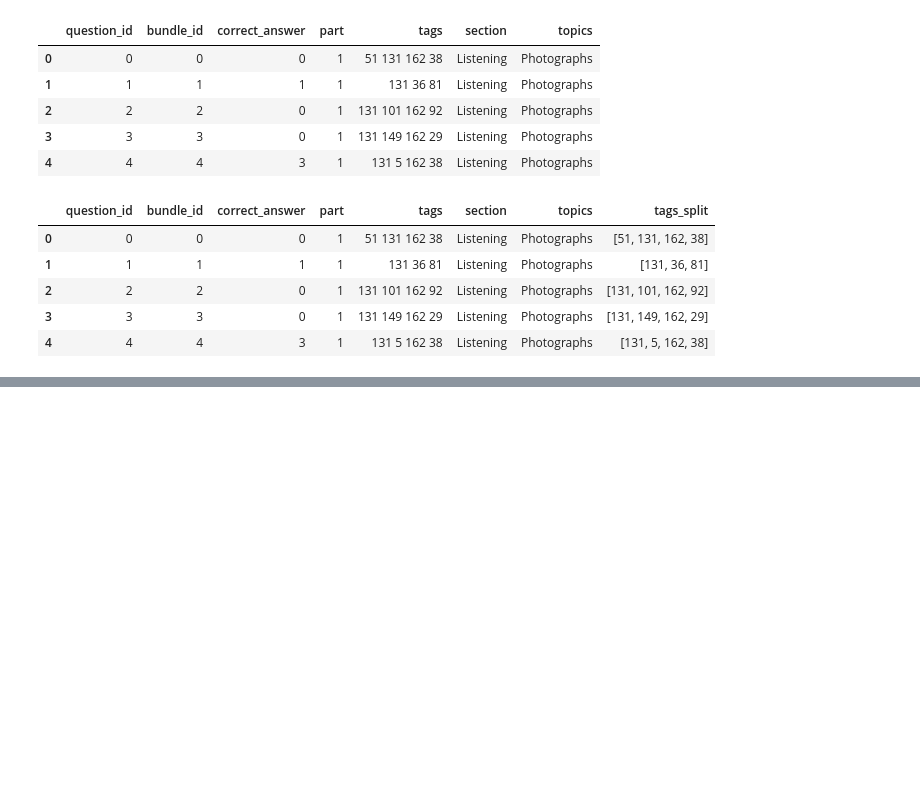
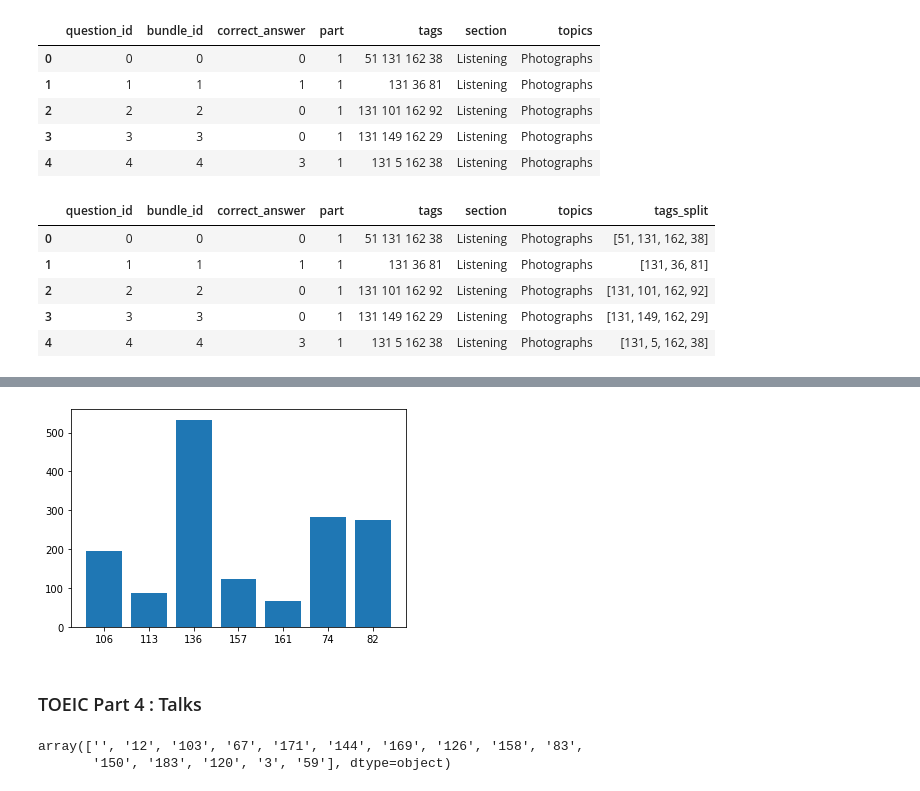
Before and after one commit to YohannD/riiid_final_project, a Jupyter notebook: notebooks/tags-exploration.ipynb, the cells around one changed output, grey strips where cells are left out. Cells and saved outputs as stored; diff of their text form; code cells hidden in the pictures; blank space fills up the shorter version.

```diff
--- a/notebooks/tags-exploration.ipynb
+++ b/notebooks/tags-exploration.ipynb
@@ -82,0 +111,8 @@ Name: tags_split, Length: 13523, dtype: object
+# %%
+def tag_conversations(tags):
+    conversations = ['74','82','106','113','136','157','161']
+    return ''.join([tag for tag in tags if tag in conversations])
+# %%
+df_questions['tags_conversations'] = df_questions.loc[(df_questions.topics=='Conversations')]['tags_split'].apply(tag_conversations)
+# %%
+df_questions['tags_conversations'] = df_questions['tags_conversations'].fillna('')
@@ -82,0 +123,12 @@ Name: tags_split, Length: 13523, dtype: object
+# %%
+tags_conversations_unique, tags_conversations_counts = np.unique(df_questions[df_questions.topics=='Conversations']['tags_conversations'], return_counts=True)
+
+dict_3 = dict(zip(tags_conversations_unique, tags_conversations_counts))
+
+plt.bar(range(len(dict_3)), list(dict_3.values()), align='center')
+plt.xticks(range(len(dict_3)), list(dict_3.keys()))
+plt.show()
+# %% [output]
+[figure, added]
+# %% [markdown]
+### TOEIC Part 4 : Talks
@@ -82,0 +143,5 @@ Name: tags_split, Length: 13523, dtype: object
+# %%
+df_questions['tags_talks'].unique()
+# %% [output]
+array(['', '12', '103', '67', '171', '144', '169', '126', '158', '83',
+       '150', '183', '120', '3', '59'], dtype=object)
```
Also changed, not shown: parts of 69 cells of this notebook.
